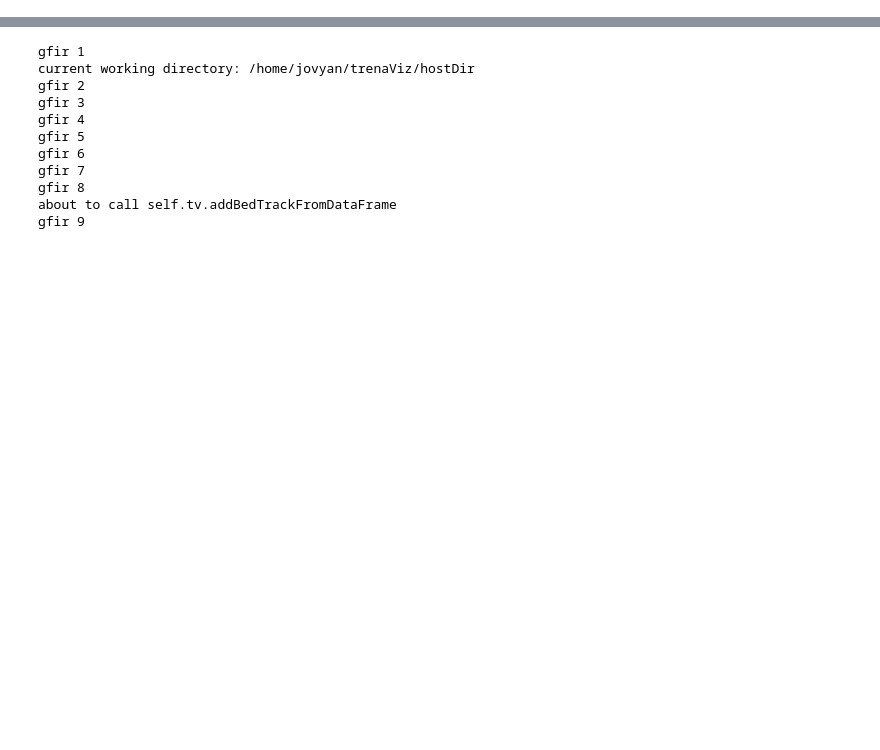
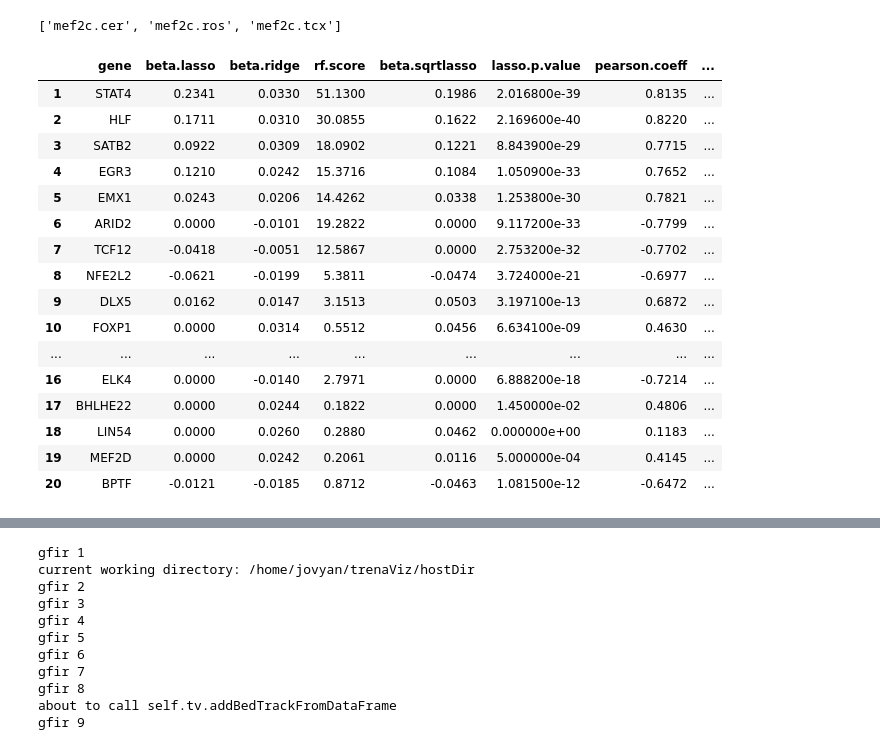
Before and after one commit to paul-shannon/dockerizedMicroservices, a Jupyter notebook: trena.mef2c/hostDir/demo.ipynb, the cells around one changed output, grey strips where cells are left out. Saved outputs shown, nothing was run; the diff lists cells and outputs as text; code cells hidden in the pictures; blank space fills up the shorter version.

Commit message:
model names and matrices retrieved

```diff
--- a/trena.mef2c/hostDir/demo.ipynb
+++ b/trena.mef2c/hostDir/demo.ipynb
@@ -5,3 +5,27 @@ from hub.Trena import *
 trena = Trena('hg38')
 # %% [output]
 [interactive output not drawn]
+# %%
+trena.getModelNames()
+# %% [output]
+['mef2c.cer', 'mef2c.ros', 'mef2c.tcx']
+# %%
+trena.getModel("mef2c.tcx")
+# %% [output]
+|  | gene | beta.lasso | beta.ridge | rf.score | beta.sqrtlasso | lasso.p.value | pearson.coeff | ... |
+| 1 | STAT4 | 0.2341 | 0.0330 | 51.1300 | 0.1986 | 2.016800e-39 | 0.8135 | ... |
+| 2 | HLF | 0.1711 | 0.0310 | 30.0855 | 0.1622 | 2.169600e-40 | 0.8220 | ... |
+| 3 | SATB2 | 0.0922 | 0.0309 | 18.0902 | 0.1221 | 8.843900e-29 | 0.7715 | ... |
+| 4 | EGR3 | 0.1210 | 0.0242 | 15.3716 | 0.1084 | 1.050900e-33 | 0.7652 | ... |
+| 5 | EMX1 | 0.0243 | 0.0206 | 14.4262 | 0.0338 | 1.253800e-30 | 0.7821 | ... |
+| 6 | ARID2 | 0.0000 | -0.0101 | 19.2822 | 0.0000 | 9.117200e-33 | -0.7799 | ... |
+| 7 | TCF12 | -0.0418 | -0.0051 | 12.5867 | 0.0000 | 2.753200e-32 | -0.7702 | ... |
+| 8 | NFE2L2 | -0.0621 | -0.0199 | 5.3811 | -0.0474 | 3.724000e-21 | -0.6977 | ... |
+| 9 | DLX5 | 0.0162 | 0.0147 | 3.1513 | 0.0503 | 3.197100e-13 | 0.6872 | ... |
+| 10 | FOXP1 | 0.0000 | 0.0314 | 0.5512 | 0.0456 | 6.634100e-09 | 0.4630 | ... |
+| ... | ... | ... | ... | ... | ... | ... | ... | ... |
+| 16 | ELK4 | 0.0000 | -0.0140 | 2.7971 | 0.0000 | 6.888200e-18 | -0.7214 | ... |
+| 17 | BHLHE22 | 0.0000 | 0.0244 | 0.1822 | 0.0000 | 1.450000e-02 | 0.4806 | ... |
+| 18 | LIN54 | 0.0000 | 0.0260 | 0.2880 | 0.0462 | 0.000000e+00 | 0.1183 | ... |
+| 19 | MEF2D | 0.0000 | 0.0242 | 0.2061 | 0.0116 | 5.000000e-04 | 0.4145 | ... |
+| 20 | BPTF | -0.0121 | -0.0185 | 0.8712 | -0.0463 | 1.081500e-12 | -0.6472 | ... |
```
Also changed, not shown: parts of 4 cells of this notebook, 4 other files.
